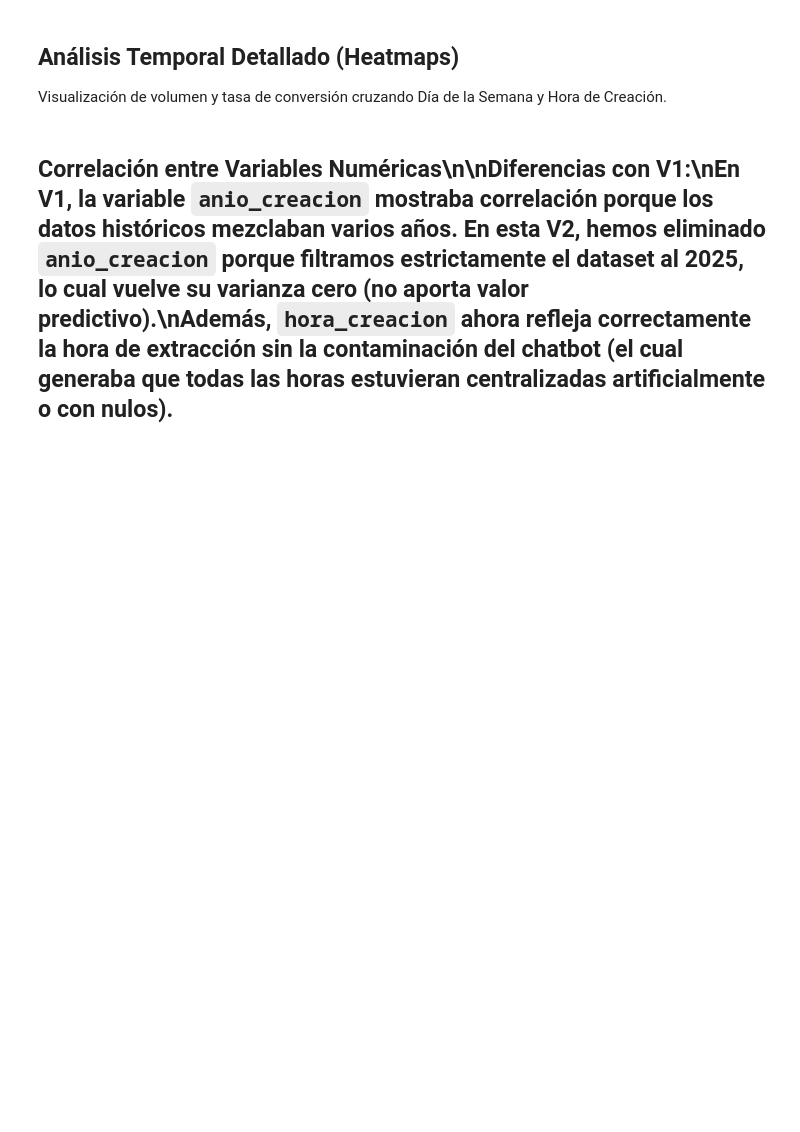
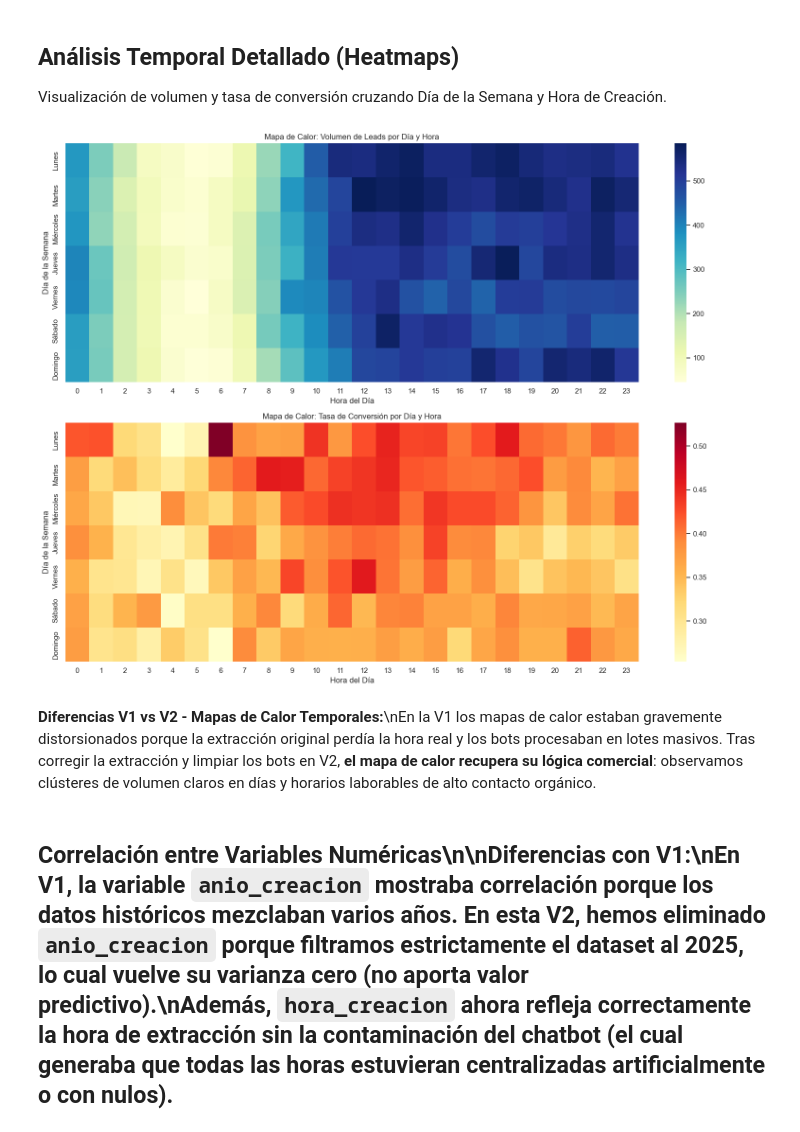
Before and after one commit to JocDLC/predictivo_ml_leads, a Jupyter notebook: notebooks/01_exploratory_data_analysis_v2.ipynb, the cells around one changed output. Drawn from its saved outputs; the diff is of its cells as text; code cells hidden in the pictures; blank space fills up the shorter version.

Commit message:
fix(notebooks): fix heatmap dia_semana mapping and add V1/V2 differences markdown cells in EDA

```diff
--- a/notebooks/01_exploratory_data_analysis_v2.ipynb
+++ b/notebooks/01_exploratory_data_analysis_v2.ipynb
@@ -160,25 +193,29 @@ Visualización de volumen y tasa de conversión cruzando Día de la Semana y Hor
 # %%
 pivot_vol = df.pivot_table(index='dia_semana_creacion', columns='hora_creacion', values='target', aggfunc='count', fill_value=0)
 pivot_conv = df.pivot_table(index='dia_semana_creacion', columns='hora_creacion', values='target', aggfunc='mean', fill_value=0)
 
-dias_orden = ['lunes', 'martes', 'miércoles', 'jueves', 'viernes', 'sábado', 'domingo']
+dias_orden = ['Lunes', 'Martes', 'Miércoles', 'Jueves', 'Viernes', 'Sábado', 'Domingo']
 pivot_vol = pivot_vol.reindex(dias_orden)
 pivot_conv = pivot_conv.reindex(dias_orden)
 
 fig, axes = plt.subplots(2, 1, figsize=(16, 12))
 
 sns.heatmap(pivot_vol, cmap="YlGnBu", annot=False, ax=axes[0])
 axes[0].set_title("Mapa de Calor: Volumen de Leads por Día y Hora")
 axes[0].set_xlabel("Hora del Día")
 axes[0].set_ylabel("Día de la Semana")
 
 sns.heatmap(pivot_conv, cmap="YlOrRd", annot=False, ax=axes[1])
 axes[1].set_title("Mapa de Calor: Tasa de Conversión por Día y Hora")
 axes[1].set_xlabel("Hora del Día")
 axes[1].set_ylabel("Día de la Semana")
 
 plt.tight_layout()
 plt.show()
+# %% [output]
+[figure, added]
+# %% [markdown]
+**Diferencias V1 vs V2 - Mapas de Calor Temporales:**\nEn la V1 los mapas de calor estaban gravemente distorsionados porque la extracción original perdía la hora real y los bots procesaban en lotes masivos. Tras corregir la extracción y limpiar los bots en V2, **el mapa de calor recupera su lógica comercial**: observamos clústeres de volumen claros en días y horarios laborables de alto contacto orgánico.
 # %% [markdown]
 ## Correlación entre Variables Numéricas\n\n**Diferencias con V1:**\nEn V1, la variable `anio_creacion` mostraba correlación porque los datos históricos mezclaban varios años. En esta V2, hemos eliminado `anio_creacion` porque filtramos estrictamente el dataset al 2025, lo cual vuelve su varianza cero (no aporta valor predictivo).\nAdemás, `hora_creacion` ahora refleja correctamente la hora de extracción sin la contaminación del chatbot (el cual generaba que todas las horas estuvieran centralizadas artificialmente o con nulos).
 # %%
```
Also changed, not shown: parts of 8 cells of this notebook, 1 other file.
